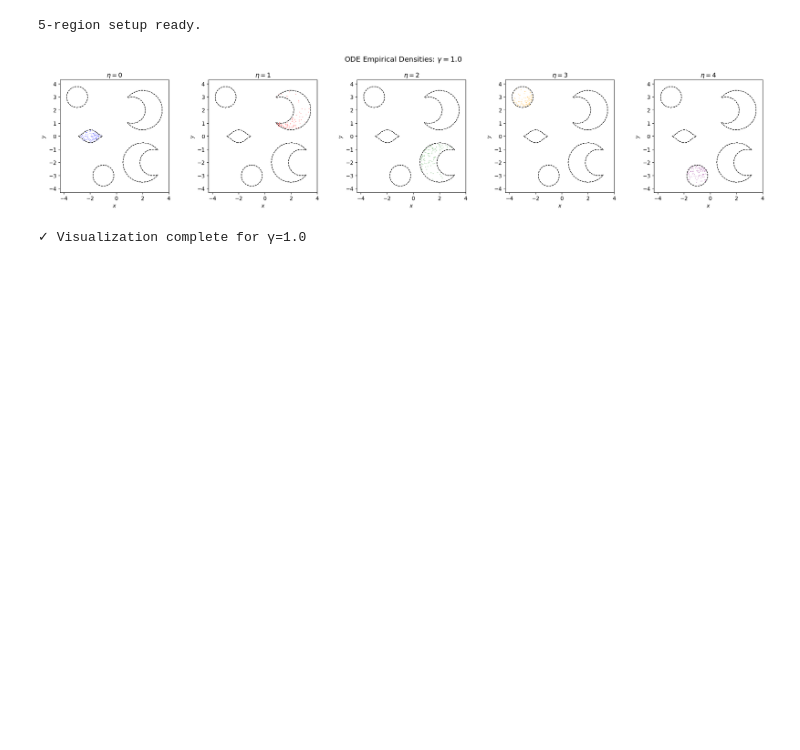
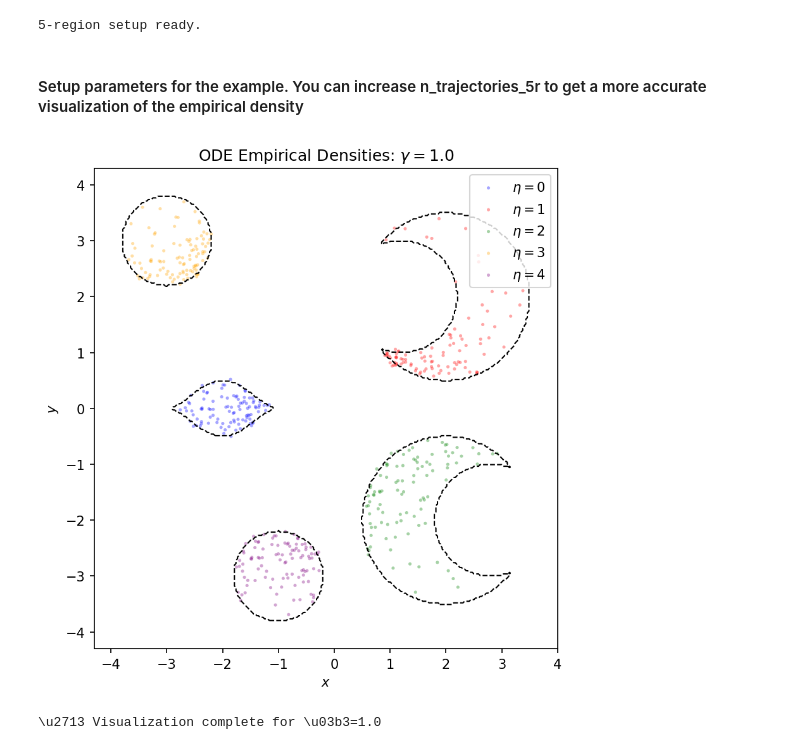
Before and after one commit to ruijiacao/diffusion_guidance_code, a Jupyter notebook: numerical_examples_density.ipynb, the cells around one changed output. Drawn from its saved outputs; the diff is of its cells as text; code cells hidden in the pictures; blank space fills up the shorter version.

```diff
--- a/numerical_examples_density.ipynb
+++ b/numerical_examples_density.ipynb
@@ -806,5 +806,7 @@ plot_extent_5r = [x_min, x_max, y_min, y_max]
 print('5-region setup ready.')
 # %% [output]
 5-region setup ready.
+# %% [markdown]
+#### Setup parameters for the example. You can increase n_trajectories_5r to get a more accurate visualization of the empirical density
 # %%
 n_trajectories_5r = 100
@@ -884,68 +885,66 @@ endpoints_sde_5r = fast_sde_batch(etas_array, gammas_array, keys_array)
 # %%
 ### Visualization: Empirical Densities
 
-# Plot empirical densities for a selected gamma value, showing all etas
+# Plot empirical densities for a selected gamma value with all etas overlaid
 gamma_to_plot = 1.0  # Change this to any gamma in gammas_5r
 
 base_colors = ['blue', 'red', 'green', 'orange', 'purple']
 
 gamma_idx = gammas_5r.index(gamma_to_plot)
 
-# Precompute region masks once (reused across all subplots)
+# Precompute region masks once
 x_min, x_max, y_min, y_max = plot_extent_5r
 x_grid = np.linspace(x_min, x_max, 300)
 y_grid = np.linspace(y_min, y_max, 300)
 xx, yy = np.meshgrid(x_grid, y_grid)
 grid_points = np.column_stack([xx.ravel(), yy.ravel()])
 masks = [
     np.asarray(region['constraint'](grid_points)).reshape(xx.shape)
     for region in regions_5r
 ]
 
-fig, axes = plt.subplots(nrows=1, ncols=5, figsize=(20, 4), dpi=150, facecolor='white')
+fig, ax = plt.subplots(figsize=(7, 6), dpi=150, facecolor='white')
+ax.set_facecolor('white')
 
 for eta_idx, eta in enumerate(etas_mixture):
     endpoints_ode = np.asarray(endpoints_ode_5r[eta_idx, gamma_idx])
-
-    ax = axes[eta_idx]
-    ax.set_facecolor('white')
-
     ax.scatter(
         endpoints_ode[:, 0],
         endpoints_ode[:, 1],
-        s=3,
-        alpha=0.3,
+        s=6,
+        alpha=0.35,
         c=base_colors[eta],
         edgecolors='none',
         rasterized=True,
         zorder=1,
+        label=f'$\\eta={eta}$',
     )
 
-    for mask in masks:
-        ax.contour(
-            xx, yy, mask.astype(float),
-            levels=[0.5],
-            colors=['black'],
-            linestyles='dashed',
-            linewidths=1.0,
-            zorder=3,
-        )
+for mask in masks:
+    ax.contour(
+        xx, yy, mask.astype(float),
+        levels=[0.5],
+        colors=['black'],
+        linestyles='dashed',
+        linewidths=1.0,
+        zorder=3,
+    )
 
-    ax.set_xlabel('$x$')
-    ax.set_ylabel('$y$')
-    ax.set_title(f'$\\eta={eta}$')
-    ax.set_xlim(x_min, x_max)
-    ax.set_ylim(y_min, y_max)
-    ax.set_aspect('equal')
+ax.set_xlabel('$x$')
+ax.set_ylabel('$y$')
+ax.set_title(f'ODE Empirical Densities: $\\gamma={gamma_to_plot}$')
+ax.set_xlim(x_min, x_max)
+ax.set_ylim(y_min, y_max)
+ax.set_aspect('equal')
+ax.legend(loc='upper right', frameon=True)
 
-fig.suptitle(f'ODE Empirical Densities: $\\gamma={gamma_to_plot}$', fontsize=14, y=1.02)
 plt.tight_layout()
 plt.show()
 
-print(f'\u2713 Visualization complete for \u03b3={gamma_to_plot}')
+print(f'\\u2713 Visualization complete for \\u03b3={gamma_to_plot}')
 # %% [output]
-[figure, old version]
+[figure, new version]
-✓ Visualization complete for γ=1.0
+\u2713 Visualization complete for \u03b3=1.0
 # %%
 ### Visualization: SDE Empirical Densities
 
```
Also changed, not shown: parts of 3 cells of this notebook.
